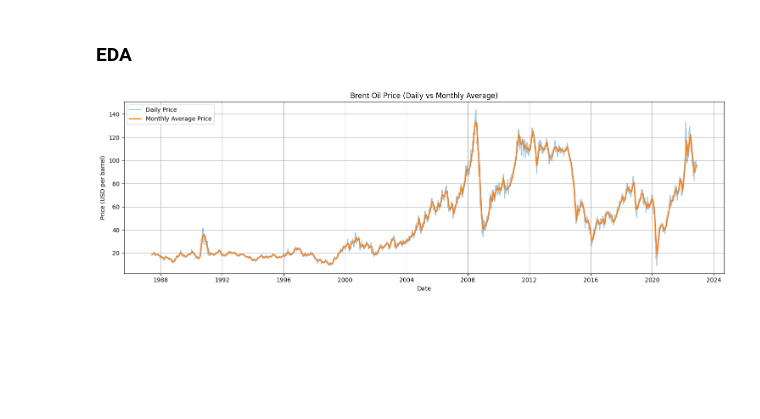
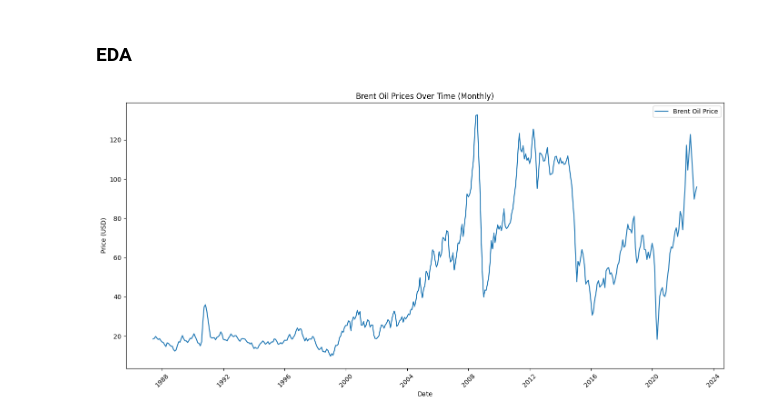
Before and after one commit to mubarek4566/oil-price-event-analysis, a Jupyter notebook: notebooks/main.ipynb, the cells around one changed output. Cells and saved outputs as stored; diff of their text form; code cells hidden in the pictures; blank space fills up the shorter version.

```diff
--- a/notebooks/main.ipynb
+++ b/notebooks/main.ipynb
@@ -88,24 +89,9 @@ Data preprocessing completed.
 9011 rows × 2 columns
 # %% [markdown]
 ### EDA
-# %%
-# Convert 'Date' to datetime and set as index
-df['Date'] = pd.to_datetime(df['Date'], format="%d-%b-%y")
-df.set_index('Date', inplace=True)
-
-# Resample to monthly average to reduce noise for change point analysis
-monthly_df = df['Price'].resample('M').mean()
-
-# Plot daily and monthly prices for comparison
-plt.figure(figsize=(15, 5))
-plt.plot(df['Price'], label='Daily Price', alpha=0.4)
-plt.plot(monthly_df, label='Monthly Average Price', linewidth=2)
-plt.title('Brent Oil Price (Daily vs Monthly Average)')
-plt.xlabel('Date')
-plt.ylabel('Price (USD per barrel)')
-plt.legend()
-plt.grid(True)
-plt.tight_layout()
-plt.show()
-# %% [output]
-[figure, removed]
+# %%
+eda =EDA(df)
+# %%
+eda.time_series_analysis()
+# %% [output]
+[figure, added]
```
Also changed, not shown: parts of 10 cells of this notebook, 1 other file.
